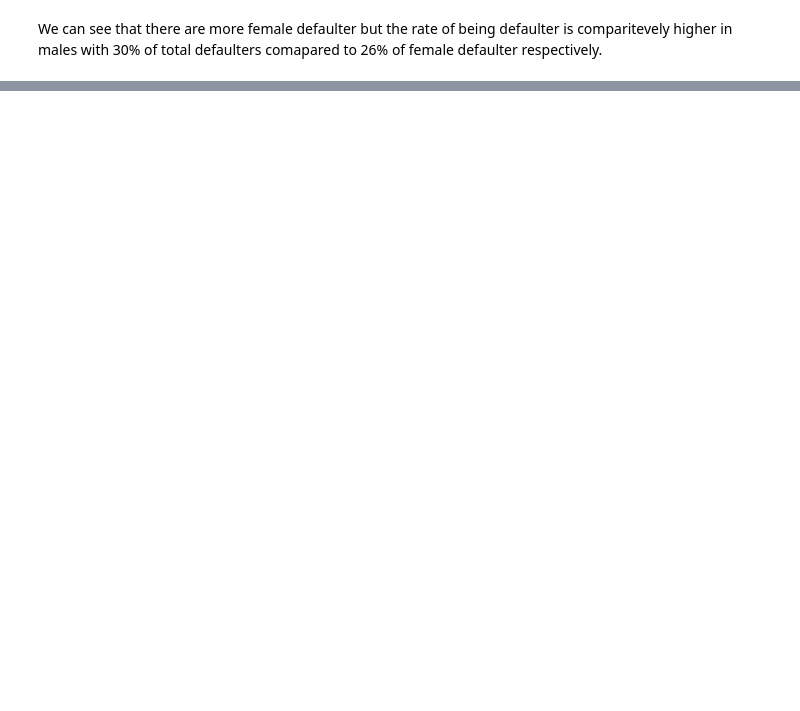
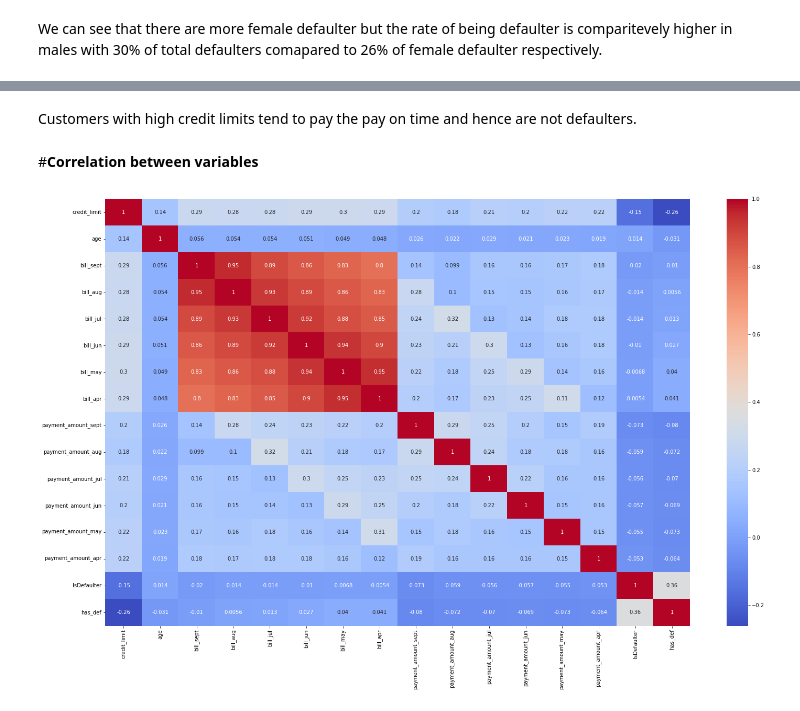
Before and after one commit to 007jayesh/Credit-card-default-prediction, a Jupyter notebook: Credit_Card_Default_Prediction_Capstone_Project.ipynb, the cells around one changed output, grey strips where cells are left out. Drawn from its saved outputs; the diff is of its cells as text; code cells hidden in the pictures; blank space fills up the shorter version.

```diff
--- a/Credit_Card_Default_Prediction_Capstone_Project.ipynb
+++ b/Credit_Card_Default_Prediction_Capstone_Project.ipynb
@@ -646,0 +698,10 @@ We can see that there are more female defaulter but the rate of being defaulter
+# %% [markdown]
+Customers with high credit limits tend to pay the pay on time and hence are not defaulters.
+# %% [markdown]
+#**Correlation between variables**
+# %%
+#plotting a heat map to understand correlation between features
+fig, ax = plt.subplots(figsize=(25,15))
+sns.heatmap(df.corr(),annot=True,cmap="coolwarm" , ax=ax);
+# %% [output]
+[figure, added]
```
Also changed, not shown: parts of 54 cells of this notebook.
